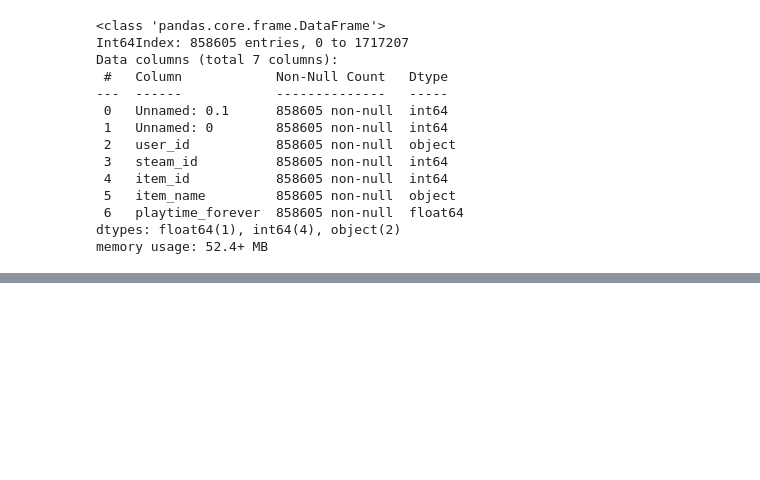
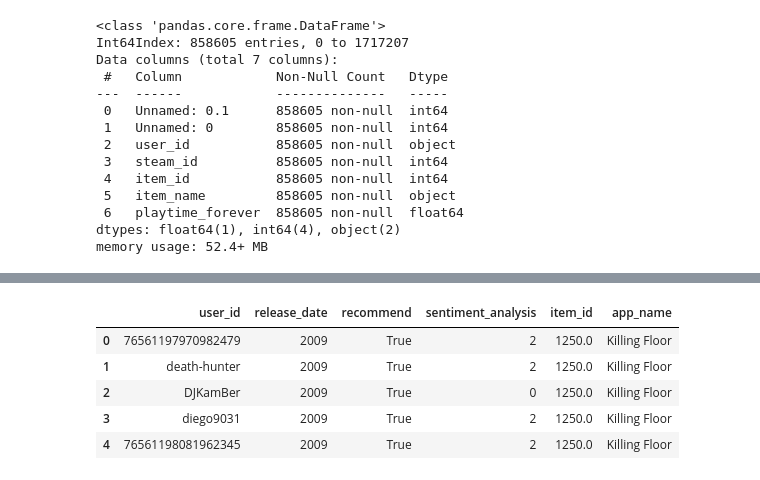
Before and after one commit to Dini96/PI_MLOPs_Oswaldo, a Jupyter notebook: MLOPS.ipynb, the cells around one changed output, grey strips where cells are left out. Cells and saved outputs as stored; diff of their text form; code cells hidden in the pictures; blank space fills up the shorter version.

```diff
--- a/MLOPS.ipynb
+++ b/MLOPS.ipynb
@@ -533,0 +567,9 @@ df_items_shortened.to_csv("../MLOPs/src/items.csv",sep="|")
+# %%
+df_reviews_games.describe()
+# %% [output]
+|  | user_id | release_date | recommend | sentiment_analysis | item_id | app_name |
+| 0 | 76561197970982479 | 2009 | True | 2 | 1250.0 | Killing Floor |
+| 1 | death-hunter | 2009 | True | 2 | 1250.0 | Killing Floor |
+| 2 | DJKamBer | 2009 | True | 0 | 1250.0 | Killing Floor |
+| 3 | diego9031 | 2009 | True | 2 | 1250.0 | Killing Floor |
+| 4 | 76561198081962345 | 2009 | True | 2 | 1250.0 | Killing Floor |
```
Also changed, not shown: parts of 41 cells of this notebook, 1 other file.
